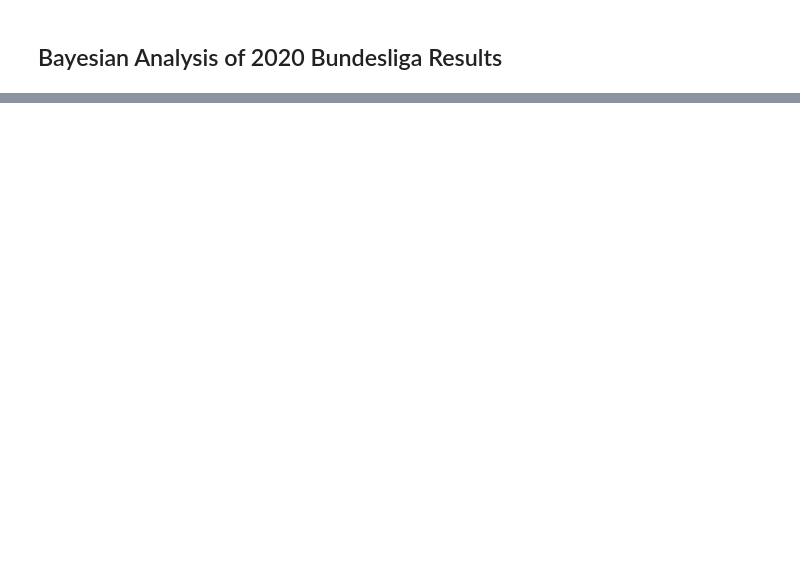
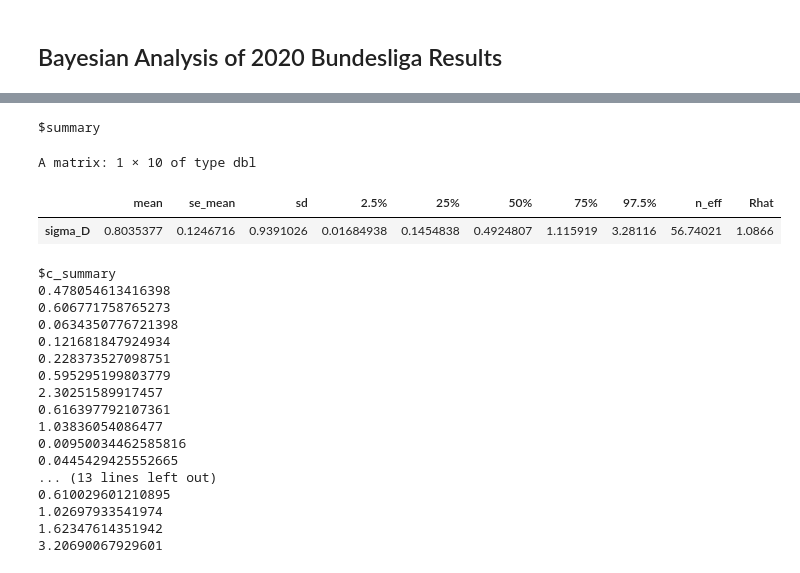
Before and after one commit to hublun/Stan, a Jupyter notebook: Stan/Jupyter/Bundesliga_2020.ipynb, the cells around one changed output, grey strips where cells are left out. Cells and saved outputs as stored; diff of their text form; code cells hidden in the pictures; blank space fills up the shorter version.

```diff
--- a/Stan/Jupyter/Bundesliga_2020.ipynb
+++ b/Stan/Jupyter/Bundesliga_2020.ipynb
@@ -68 +151,25 @@ summary(fit, pars = c("hfa_d"))
+# %%
+summary(fit, pars = c("sigma_D"))
+# %% [output]
+$summary
+A matrix: 1 × 10 of type dbl
+|  | mean | se_mean | sd | 2.5% | 25% | 50% | 75% | 97.5% | n_eff | Rhat |
+| sigma_D | 0.8035377 | 0.1246716 | 0.9391026 | 0.01684938 | 0.1454838 | 0.4924807 | 1.115919 | 3.28116 | 56.74021 | 1.0866 |
+$c_summary
+0.478054613416398
+0.606771758765273
+0.0634350776721398
+0.121681847924934
+0.228373527098751
+0.595295199803779
+2.30251589917457
+0.616397792107361
+1.03836054086477
+0.00950034462585816
+0.0445429425552665
+... (13 lines left out)
+0.610029601210895
+1.02697933541974
+1.62347614351942
+3.20690067929601
 # %%
```
Also changed, not shown: parts of 11 cells of this notebook, 2 other files.
